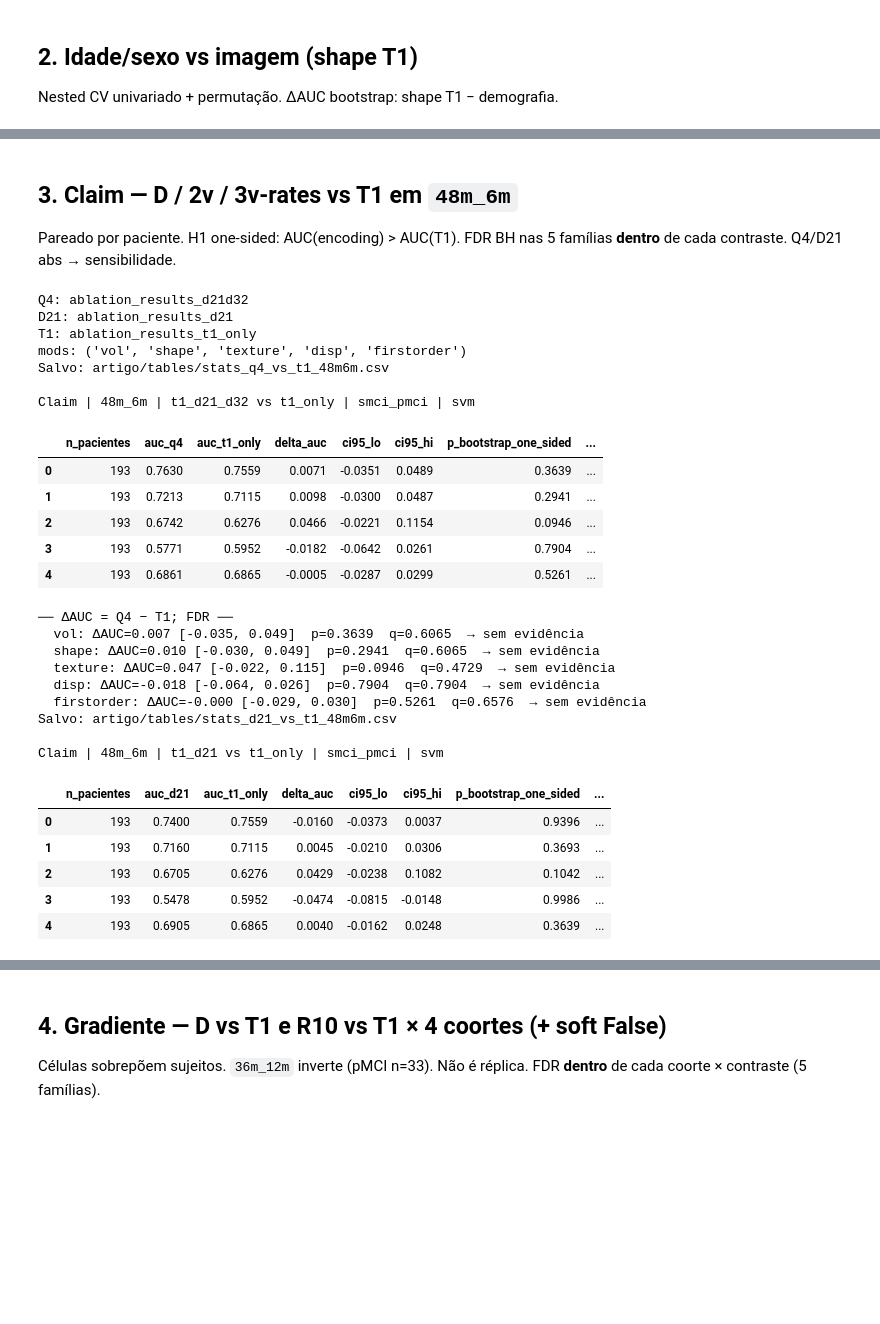
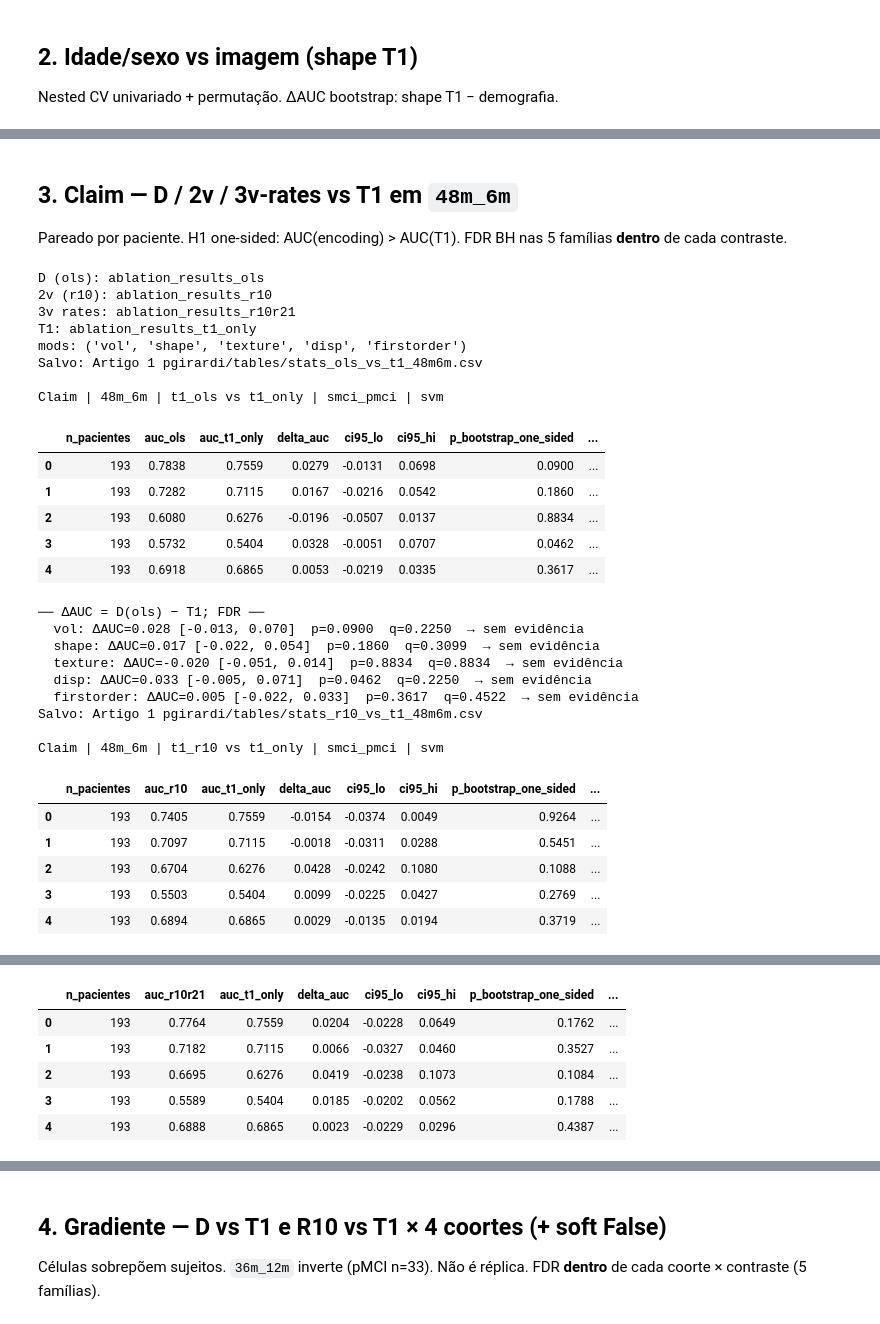
Before and after one commit to PauloMatheusGr/graphs, a Jupyter notebook: 7_stats.ipynb, the cells around one changed output, grey strips where cells are left out. Cells and saved outputs as stored; diff of their text form; code cells hidden in the pictures; blank space fills up the shorter version.

```diff
--- a/7_stats.ipynb
+++ b/7_stats.ipynb
@@ -58,11 +58,9 @@ LONG_CSV = BASE / "adnimerged_longitudinal.csv"
 TABLE_DIR = Path("Artigo 1 pgirardi") / "tables"
 
 PROTOCOL_BASELINE = "t1_only"
-PROTOCOL_TWO_VISIT = "t1_r10"  # 2 visitas ÷Δt (substitui t1_d21 abs no corpo)
-PROTOCOL_TWO_VISIT_LEGACY = "t1_d21"  # abs legado
+PROTOCOL_TWO_VISIT = "t1_r10"  # 2 visitas ÷Δt
 PROTOCOL_LONGITUDINAL = "t1_ols"  # 3v método D (primário)
 PROTOCOL_LONG_B = "t1_r10_r21"  # 3v taxas consecutivas
-PROTOCOL_Q4_ABS = "t1_d21_d32"  # B0 abs — sensibilidade
 MODS_COMPARE = ("vol", "shape", "texture", "disp", "firstorder")
 CLINIC_MODALITY = "vol"
 SOFT_FALSE_COHORT = "48m_6m_soft_False"
@@ -73,18 +71,14 @@ LATE_ALL_OLS = (
     "late__t1_ols_vol__t1_ols_shape__t1_ols_texture"
     "__t1_ols_disp__t1_ols_firstorder"
 )
-LATE_VOL_T1_SHAPE_D = "late__t1_vol__t1_ols_shape"  # âncora v1 (vol T1 ∪ forma Q4) com D
+LATE_VOL_T1_SHAPE_D = "late__t1_vol__t1_ols_shape"  # âncora vol T1 ∪ forma D
 
 FOLDER_REP = {
     "ablation_results_t1_only": "t1_only",
     "ablation_results_r10": "t1_r10",
     "ablation_results_r10r21": "t1_r10_r21",
     "ablation_results_ols": "t1_ols",
-    "ablation_results_d21": "t1_d21",
-    "ablation_results_d21d32": "t1_d21_d32",
-    "ablation_results_leaky_d21d32": "t1_d21_d32",
     "ablation_results_combat_t1_only": "t1_only",
-    "ablation_results_combat_d21d32": "t1_d21_d32",
     "ablation_results_clinic_img_t1_only": "t1_only",
     "ablation_results_late_fusion": "late_fusion",
 }
@@ -627,7 +587,7 @@ shape T1 AUC=0.712 n=193  significativo (p=0.0002)
 ## 3. Claim — D / 2v / 3v-rates vs T1 em `48m_6m`
 
 Pareado por paciente. H1 one-sided: AUC(encoding) > AUC(T1).
-FDR BH nas 5 famílias **dentro** de cada contraste. Q4/D21 abs → sensibilidade.
+FDR BH nas 5 famílias **dentro** de cada contraste.
 # %%
 cfg = STATS_CFG
 print("D (ols):", image_ablation_path(BASE, PROTOCOL_LONGITUDINAL, "vol").parent.parent.name)
@@ -648,62 +608,56 @@ save_table(cmp_claim_r10, "stats_r10_vs_t1_48m6m")
 print(f"\nClaim | {COHORT_CLAIM} | t1_r10 vs t1_only | {cfg.task} | {cfg.model_key}\n")
 display(cmp_claim_r10.round(4))
 print("\n── ΔAUC = 2v(r10) − T1; FDR ──")
 print_comparison_summary(cmp_claim_r10, label_a="r10", label_b="t1_only")
 
 cmp_claim_r10r21 = compare_r10r21_vs_t1(BASE, cfg, comparison=f"{COHORT_CLAIM}_t1_r10_r21_vs_t1_only")
 save_table(cmp_claim_r10r21, "stats_r10r21_vs_t1_48m6m")
 print(f"\nClaim | {COHORT_CLAIM} | t1_r10_r21 vs t1_only | {cfg.task} | {cfg.model_key}\n")
 display(cmp_claim_r10r21.round(4))
 print("\n── ΔAUC = 3v rates − T1; FDR ──")
 print_comparison_summary(cmp_claim_r10r21, label_a="r10r21", label_b="t1_only")
 
-# legado Q4 abs / D21 abs (sensibilidade)
-cmp_claim = compare_q4_vs_t1(BASE, cfg, comparison=f"{COHORT_CLAIM}_t1_d21_d32_vs_t1_only")
-save_table(cmp_claim, "stats_q4_vs_t1_48m6m")
-cmp_claim_d21 = compare_d21_vs_t1(BASE, cfg, comparison=f"{COHORT_CLAIM}_t1_d21_vs_t1_only")
-save_table(cmp_claim_d21, "stats_d21_vs_t1_48m6m")
-print("\n── legado Q4 abs / D21 abs gravados (sensibilidade) ──")
-
 for name, cmp, la in (
     ("D(ols)", cmp_claim_ols, "ols"),
     ("2v(r10)", cmp_claim_r10, "r10"),
     ("3v rates", cmp_claim_r10r21, "r10r21"),
 ):
     if cmp.empty:
         continue
     print(f"\n── Mapa {name} ──")
     for _, r in cmp.iterrows():
         tag = "FDR+" if r["significant_fdr"] else ("raw+" if r["significant_raw"] else "n.s.")
         print(
             f"  {r['modality']}: {name}={r[f'auc_{la}']:.3f}  T1={r['auc_t1_only']:.3f}  "
             f"Δ={r['delta_auc']:+.3f}  [{r['ci95_lo']:.3f}, {r['ci95_hi']:.3f}]  → {tag}"
         )
 # %% [output]
-Q4: ablation_results_d21d32
-D21: ablation_results_d21
+D (ols): ablation_results_ols
+2v (r10): ablation_results_r10
+3v rates: ablation_results_r10r21
 T1: ablation_results_t1_only
 mods: ('vol', 'shape', 'texture', 'disp', 'firstorder')
-Salvo: artigo/tables/stats_q4_vs_t1_48m6m.csv
+Salvo: Artigo 1 pgirardi/tables/stats_ols_vs_t1_48m6m.csv
 
-Claim | 48m_6m | t1_d21_d32 vs t1_only | smci_pmci | svm
+Claim | 48m_6m | t1_ols vs t1_only | smci_pmci | svm
-|  | n_pacientes | auc_q4 | auc_t1_only | delta_auc | ci95_lo | ci95_hi | p_bootstrap_one_sided | ... |
-| 0 | 193 | 0.7630 | 0.7559 | 0.0071 | -0.0351 | 0.0489 | 0.3639 | ... |
-| 1 | 193 | 0.7213 | 0.7115 | 0.0098 | -0.0300 | 0.0487 | 0.2941 | ... |
-| 2 | 193 | 0.6742 | 0.6276 | 0.0466 | -0.0221 | 0.1154 | 0.0946 | ... |
-| 3 | 193 | 0.5771 | 0.5952 | -0.0182 | -0.0642 | 0.0261 | 0.7904 | ... |
-| 4 | 193 | 0.6861 | 0.6865 | -0.0005 | -0.0287 | 0.0299 | 0.5261 | ... |
+|  | n_pacientes | auc_ols | auc_t1_only | delta_auc | ci95_lo | ci95_hi | p_bootstrap_one_sided | ... |
+| 0 | 193 | 0.7838 | 0.7559 | 0.0279 | -0.0131 | 0.0698 | 0.0900 | ... |
+| 1 | 193 | 0.7282 | 0.7115 | 0.0167 | -0.0216 | 0.0542 | 0.1860 | ... |
+| 2 | 193 | 0.6080 | 0.6276 | -0.0196 | -0.0507 | 0.0137 | 0.8834 | ... |
+| 3 | 193 | 0.5732 | 0.5404 | 0.0328 | -0.0051 | 0.0707 | 0.0462 | ... |
+| 4 | 193 | 0.6918 | 0.6865 | 0.0053 | -0.0219 | 0.0335 | 0.3617 | ... |
-── ΔAUC = Q4 − T1; FDR ──
-  vol: ΔAUC=0.007 [-0.035, 0.049]  p=0.3639  q=0.6065  → sem evidência
-  shape: ΔAUC=0.010 [-0.030, 0.049]  p=0.2941  q=0.6065  → sem evidência
-  texture: ΔAUC=0.047 [-0.022, 0.115]  p=0.0946  q=0.4729  → sem evidência
-  disp: ΔAUC=-0.018 [-0.064, 0.026]  p=0.7904  q=0.7904  → sem evidência
-  firstorder: ΔAUC=-0.000 [-0.029, 0.030]  p=0.5261  q=0.6576  → sem evidência
-Salvo: artigo/tables/stats_d21_vs_t1_48m6m.csv
+── ΔAUC = D(ols) − T1; FDR ──
+  vol: ΔAUC=0.028 [-0.013, 0.070]  p=0.0900  q=0.2250  → sem evidência
+  shape: ΔAUC=0.017 [-0.022, 0.054]  p=0.1860  q=0.3099  → sem evidência
+  texture: ΔAUC=-0.020 [-0.051, 0.014]  p=0.8834  q=0.8834  → sem evidência
+  disp: ΔAUC=0.033 [-0.005, 0.071]  p=0.0462  q=0.2250  → sem evidência
+  firstorder: ΔAUC=0.005 [-0.022, 0.033]  p=0.3617  q=0.4522  → sem evidência
+Salvo: Artigo 1 pgirardi/tables/stats_r10_vs_t1_48m6m.csv
 
-Claim | 48m_6m | t1_d21 vs t1_only | smci_pmci | svm
+Claim | 48m_6m | t1_r10 vs t1_only | smci_pmci | svm
-|  | n_pacientes | auc_d21 | auc_t1_only | delta_auc | ci95_lo | ci95_hi | p_bootstrap_one_sided | ... |
-| 0 | 193 | 0.7400 | 0.7559 | -0.0160 | -0.0373 | 0.0037 | 0.9396 | ... |
-| 1 | 193 | 0.7160 | 0.7115 | 0.0045 | -0.0210 | 0.0306 | 0.3693 | ... |
-| 2 | 193 | 0.6705 | 0.6276 | 0.0429 | -0.0238 | 0.1082 | 0.1042 | ... |
-| 3 | 193 | 0.5478 | 0.5952 | -0.0474 | -0.0815 | -0.0148 | 0.9986 | ... |
-| 4 | 193 | 0.6905 | 0.6865 | 0.0040 | -0.0162 | 0.0248 | 0.3639 | ... |
+|  | n_pacientes | auc_r10 | auc_t1_only | delta_auc | ci95_lo | ci95_hi | p_bootstrap_one_sided | ... |
+| 0 | 193 | 0.7405 | 0.7559 | -0.0154 | -0.0374 | 0.0049 | 0.9264 | ... |
+| 1 | 193 | 0.7097 | 0.7115 | -0.0018 | -0.0311 | 0.0288 | 0.5451 | ... |
+| 2 | 193 | 0.6704 | 0.6276 | 0.0428 | -0.0242 | 0.1080 | 0.1088 | ... |
+| 3 | 193 | 0.5503 | 0.5404 | 0.0099 | -0.0225 | 0.0427 | 0.2769 | ... |
+| 4 | 193 | 0.6894 | 0.6865 | 0.0029 | -0.0135 | 0.0194 | 0.3719 | ... |
@@ -729,0 +673,6 @@ Claim | 48m_6m | t1_d21 vs t1_only | smci_pmci | svm
+|  | n_pacientes | auc_r10r21 | auc_t1_only | delta_auc | ci95_lo | ci95_hi | p_bootstrap_one_sided | ... |
+| 0 | 193 | 0.7764 | 0.7559 | 0.0204 | -0.0228 | 0.0649 | 0.1762 | ... |
+| 1 | 193 | 0.7182 | 0.7115 | 0.0066 | -0.0327 | 0.0460 | 0.3527 | ... |
+| 2 | 193 | 0.6695 | 0.6276 | 0.0419 | -0.0238 | 0.1073 | 0.1084 | ... |
+| 3 | 193 | 0.5589 | 0.5404 | 0.0185 | -0.0202 | 0.0562 | 0.1788 | ... |
+| 4 | 193 | 0.6888 | 0.6865 | 0.0023 | -0.0229 | 0.0296 | 0.4387 | ... |
```
Also changed, not shown: parts of 19 cells of this notebook, 8 other files.
